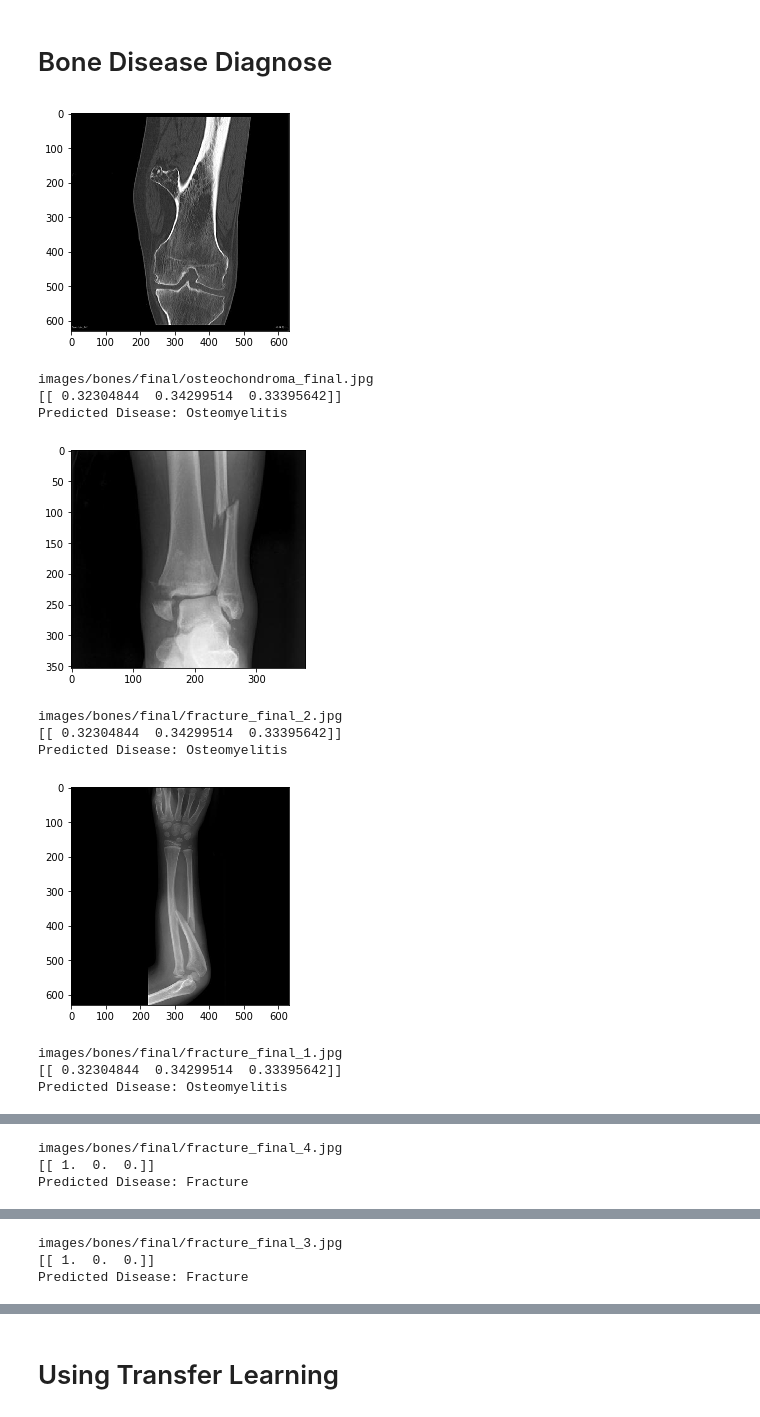
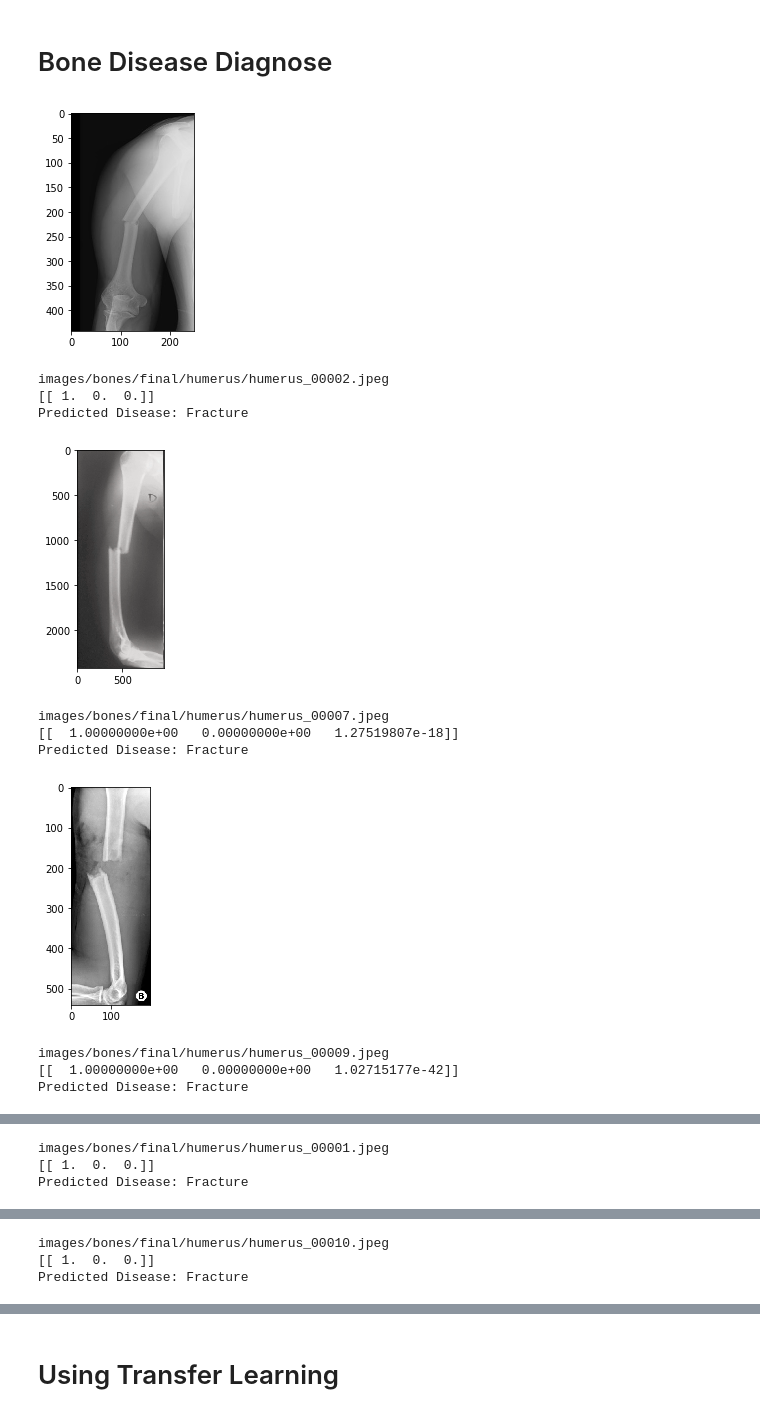
Before and after one commit to andres-root/ai23d, a Jupyter notebook: ai23d.ipynb, the cells around one changed output, grey strips where cells are left out. Saved outputs shown, nothing was run; the diff lists cells and outputs as text; code cells hidden in the pictures.

```diff
--- a/ai23d.ipynb
+++ b/ai23d.ipynb
@@ -160,29 +160,29 @@ def prediction_machine(img_path):
 # %%
 import matplotlib.pyplot as plt
 import cv2
 %matplotlib inline
 
 
-final_images = np.array(glob('images/bones/final/*'))
+final_images = np.array(glob('images/bones/final/humerus/*'))
 
 for img_path in final_images:
     p_img = cv2.imread(img_path)
     p_img_gray = cv2.cvtColor(p_img, cv2.COLOR_BGR2GRAY)
     plt.imshow(p_img)
     plt.show()
     print(img_path)
     prediction = prediction_machine(img_path)
     print('Predicted Disease: {0}'.format(prediction))
 # %% [output]
-[figure, old version]
+[figure, new version]
-images/bones/final/osteochondroma_final.jpg
-[[ 0.32304844  0.34299514  0.33395642]]
-Predicted Disease: Osteomyelitis
+images/bones/final/humerus/humerus_00002.jpeg
+[[ 1.  0.  0.]]
+Predicted Disease: Fracture
-[figure, old version]
+[figure, new version]
-images/bones/final/fracture_final_2.jpg
-[[ 0.32304844  0.34299514  0.33395642]]
-Predicted Disease: Osteomyelitis
+images/bones/final/humerus/humerus_00007.jpeg
+[[  1.00000000e+00   0.00000000e+00   1.27519807e-18]]
+Predicted Disease: Fracture
-[figure, old version]
+[figure, new version]
-images/bones/final/fracture_final_1.jpg
-[[ 0.32304844  0.34299514  0.33395642]]
-Predicted Disease: Osteomyelitis
+images/bones/final/humerus/humerus_00009.jpeg
+[[  1.00000000e+00   0.00000000e+00   1.02715177e-42]]
+Predicted Disease: Fracture
@@ -190,3 +190,3 @@ Predicted Disease: Osteomyelitis
-images/bones/final/fracture_final_4.jpg
+images/bones/final/humerus/humerus_00001.jpeg
 [[ 1.  0.  0.]]
 Predicted Disease: Fracture
@@ -194,3 +194,3 @@ Predicted Disease: Fracture
-images/bones/final/fracture_final_3.jpg
+images/bones/final/humerus/humerus_00010.jpeg
 [[ 1.  0.  0.]]
 Predicted Disease: Fracture
```
Also changed, not shown: parts of 1 cell of this notebook.
